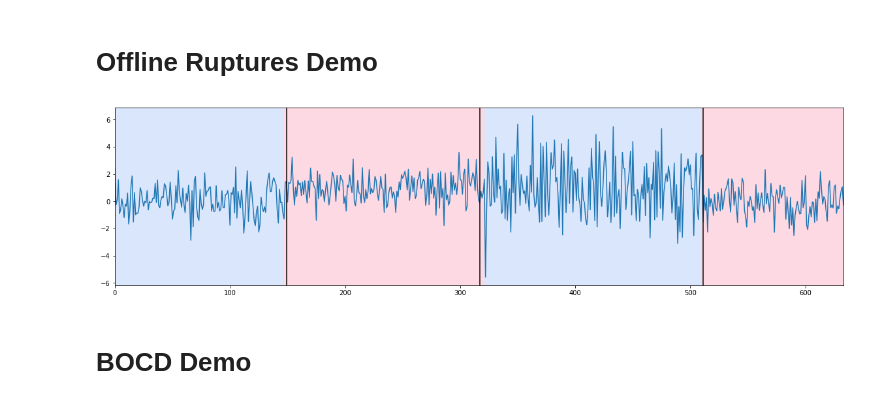
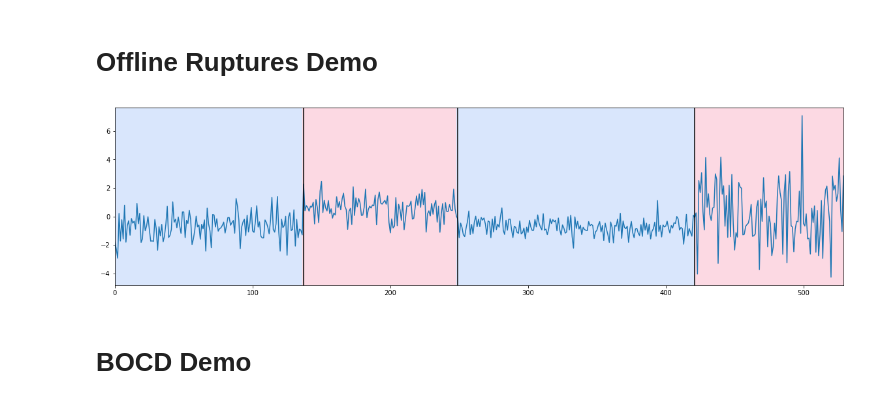
Before and after one commit to dlabraca/ResearchProject, a Jupyter notebook: Change point detection methods demo.ipynb, the cells around one changed output. Cells and saved outputs as stored; diff of their text form; code cells hidden in the pictures.

```diff
--- a/Change point detection methods demo.ipynb
+++ b/Change point detection methods demo.ipynb
@@ -56,47 +56,48 @@ class MyCost(BaseCost):
 
         return len(sub)*log(var) + ((sub-mean)**2).sum()/var
 # %%
-np.random.seed(5)
+np.random.seed(1)
+def generate_normal_time_series(num, minl=50, maxl=1000):
+    data = np.array([], dtype=np.float64)
+    partition = np.random.randint(minl, maxl, num)
+    for p in partition:
+        mean = np.random.normal()*1
+        scale = np.random.normal()*2
+        if scale < 0:
+            scale = scale * -1
+        tdata = np.random.normal(mean, scale, p)
+        data = np.concatenate((data, tdata))
+    return data, partition
 
-l1 = np.random.randint(low = 50, high = 200)
-l2 = np.random.randint(low = 50, high = 200)
-l3 = np.random.randint(low = 50, high = 200)
-l4 = np.random.randint(low = 50, high = 200)
-
-a = np.random.normal(size = l1)
-b = np.random.normal(loc = 1, size = l2)
-c = np.random.normal(loc = 1, scale = 2, size = l3)
-d = np.random.normal(loc = 0, scale = 1, size = l4)
-
-signal = np.concatenate((a, b, c, d))
+data, partition = generate_normal_time_series(4, 100, 200)
+actual_cps = partition.cumsum()[:-1]
 
 
 # cost
-algo = rpt.Pelt(custom_cost=MyCost(), jump = 1).fit(signal)
-cps = [cp - 1 for cp in algo.predict(pen=15)]
+algo = rpt.Pelt(custom_cost=MyCost(), jump = 1).fit(data)
+cps = [cp - 1 for cp in algo.predict(pen=20)]
 cps.pop(-1)
 cps = np.insert(cps, 0, 0)
 bkps = sorted(cps)
-bkps = np.insert(bkps, len(bkps), len(signal) - 1)
-actual_cps = np.array([l1, l1+l2, l1+l2+l3])
+bkps = np.insert(bkps, len(bkps), len(data) - 1)
 
 # plotting
 color_cycle = cycle(["#4286f4", "#f44174"])
 
 fig, (ax1) = plt.subplots(1, 1, figsize = (20, 5))
 ax1.margins(x=0)
 
-ax1.plot(signal)
+ax1.plot(data)
 
 for (start, end), col in zip(pairwise(bkps), color_cycle):
     ax1.axvspan(start, end, facecolor=col, alpha=0.2)
 
 for y in actual_cps:
     ax1.axvline(x = y, color = 'black')
 
 plt.show()
 # %% [output]
-[figure, old version]
+[figure, new version]
 # %% [markdown]
 # BOCD Demo
 # %%
```
Also changed, not shown: parts of 1 cell of this notebook.
